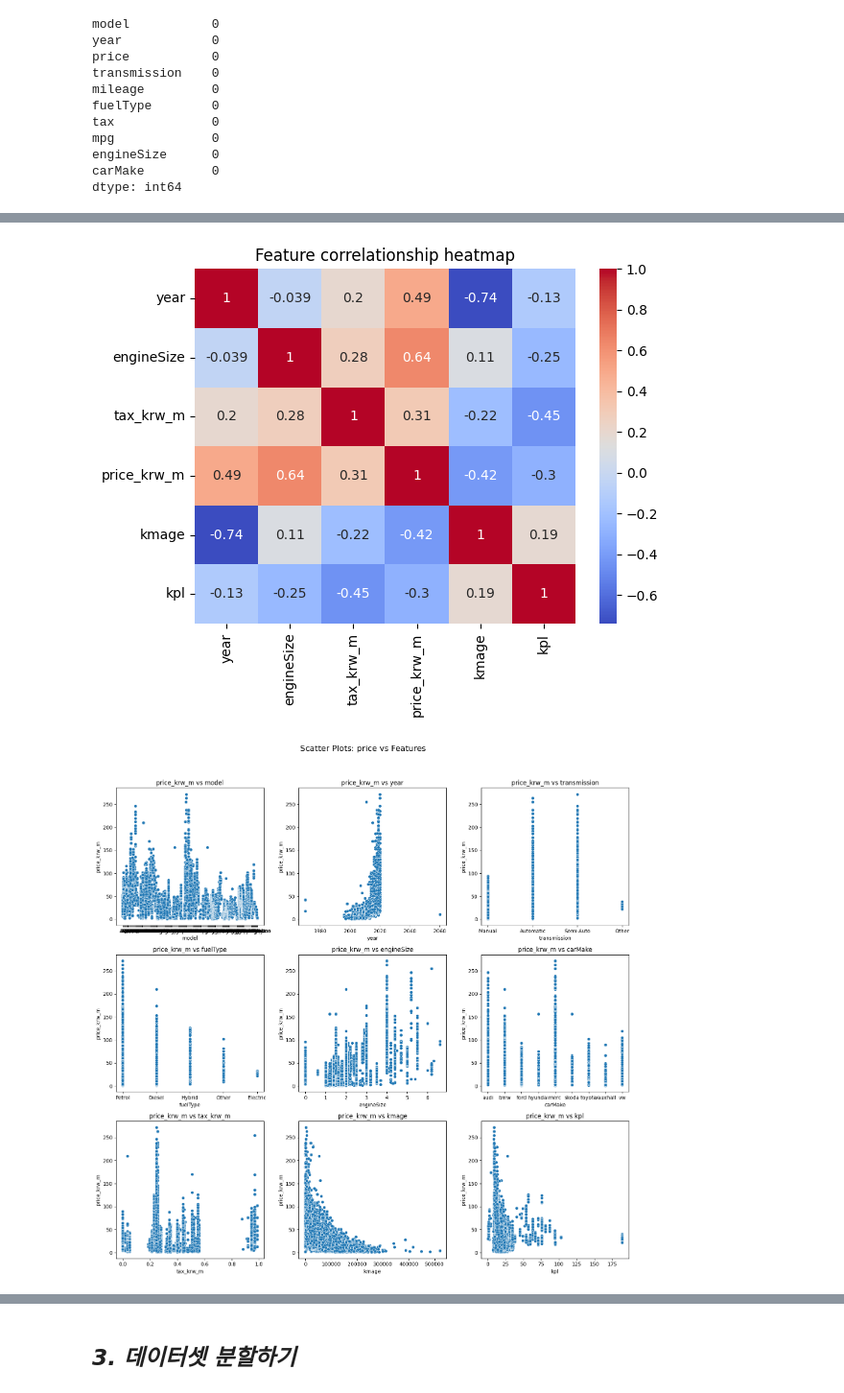
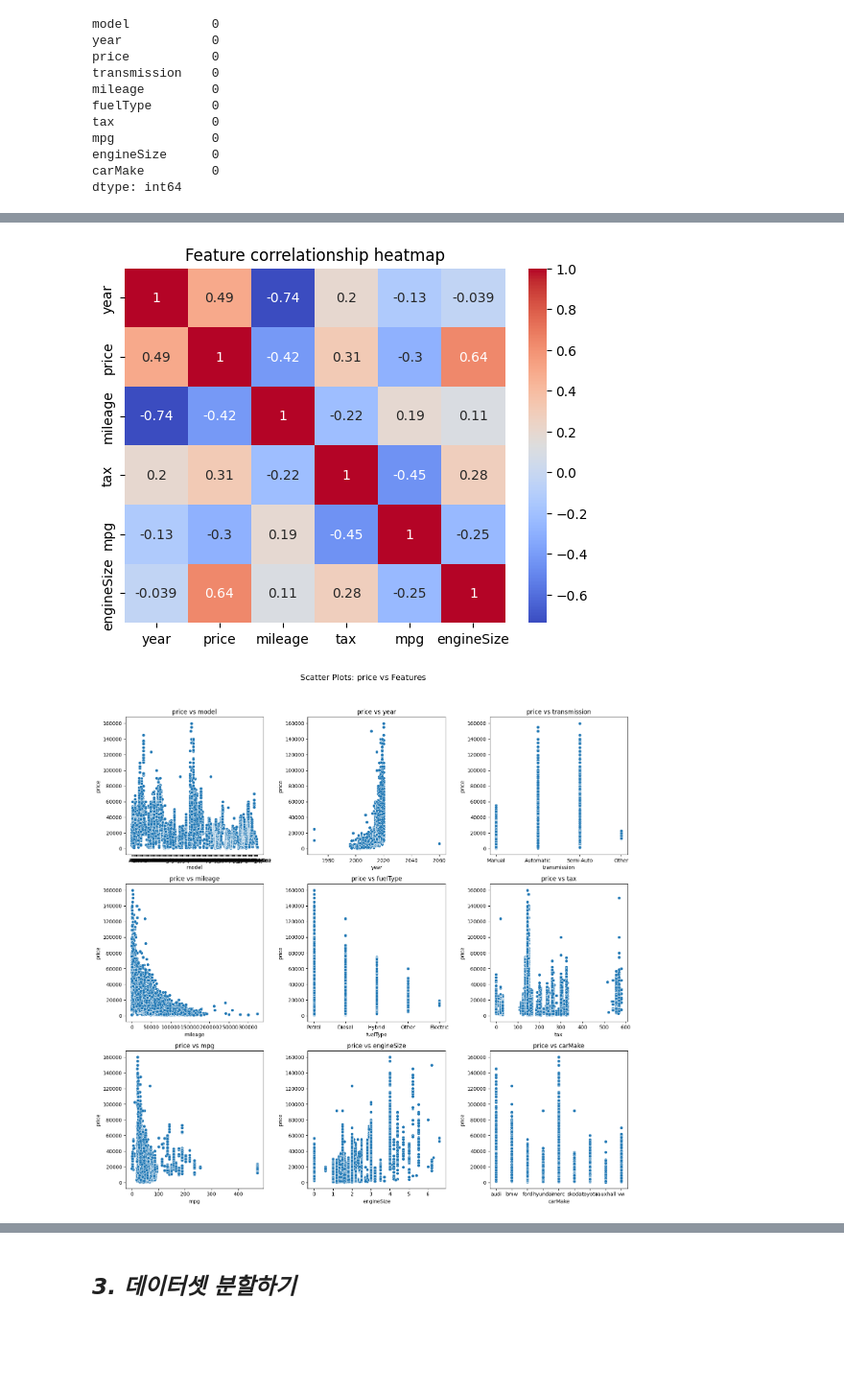
Before and after one commit to parkgunha/Chagawa_project, a Jupyter notebook: 건하_통합코드.ipynb, the cells around one changed output, grey strips where cells are left out. Shown at 96% size. Cells and saved outputs as stored; diff of their text form; code cells hidden in the pictures; blank space fills up the shorter version.

```diff
--- a/건하_통합코드.ipynb
+++ b/건하_통합코드.ipynb
@@ -141,26 +141,3 @@ mpg             0
 engineSize      0
 carMake         0
 dtype: int64
-# %%
-# 한국 단위로 변환해서 데이터 살펴보기- price, tax, mileage, mpg 4개 열
-
-# 1 £(파운드) = 1,700 krw(원) -> 2000~2020년 20년 동안의 평균 환율
-# 나눗셈을 통해 1,000,000 (백만원) 단위로 만들어 줌
-
-# tax를 한국돈으로 변환
-full2_data['tax_krw_m'] = full2_data['tax'] * 1700 / 1000000
-full2_data.drop(columns='tax', inplace=True)
-
-# price를 한국돈으로 변환
-full2_data['price_krw_m'] = full2_data['price'] * 1700 / 1000000
-full2_data.drop(columns='price', inplace=True)
-
-# mileage를 km로 변환 1 mile = 1.609 km
-full2_data['kmage'] = full2_data['mileage'] * 1.609
-full2_data.drop(columns='mileage', inplace=True)
-
-# mpg를 km / liter로 변환 1 gallon = 3.785 liter
-full2_data['kpl'] = full2_data['mpg'] * 1.609 / 4
-full2_data.drop(columns='mpg', inplace=True)
-
-full2_data.head()
@@ -201,34 +171,34 @@ sns.heatmap(data=full2_data.corr(numeric_only=True), annot=True, cmap='coolwarm'
 plt.title('Feature correlationship heatmap')
 plt.show()
 # %% [output]
-[figure, old version]
+[figure, new version]
 # %%
 # scatterplot 그리기
 
 # Subplot 설정
 num_features = len(full2_data.columns) -1  # 독립 변수 개수
 cols = 3  # 한 줄에 들어갈 플롯 수
 rows = (num_features + cols - 1) // cols  # 행 개수 계산
 
 fig, axes = plt.subplots(rows, cols, figsize=(15, 5 * rows))
 fig.suptitle("Scatter Plots: price vs Features", fontsize=16)
 
 # 각 독립 변수와 price의 산점도 그리기
-for i, column in enumerate(full2_data.columns.drop('price_krw_m')):
+for i, column in enumerate(full2_data.columns.drop('price')):
     ax = axes[i // cols, i % cols]
-    sns.scatterplot(data=full2_data, x=column, y="price_krw_m", ax=ax)
-    ax.set_title(f"price_krw_m vs {column}")
+    sns.scatterplot(data=full2_data, x=column, y="price", ax=ax)
+    ax.set_title(f"price vs {column}")
     ax.set_xlabel(column)
-    ax.set_ylabel("price_krw_m")
+    ax.set_ylabel("price")
 
 # 빈 subplot 숨기기 (독립변수 개수가 subplot보다 적은 경우)
 for j in range(i + 1, rows * cols):
     fig.delaxes(axes[j // cols, j % cols])
 
 plt.tight_layout(rect=[0, 0, 1, 0.95])  # 제목과 간격 조정
 plt.show()
 # %% [output]
-[figure, old version]
+[figure, new version]
 # %%
 # 수치형 feature에 대해 박스플롯 그리기
 
```
Also changed, not shown: parts of 6 cells of this notebook, 2 other files.
